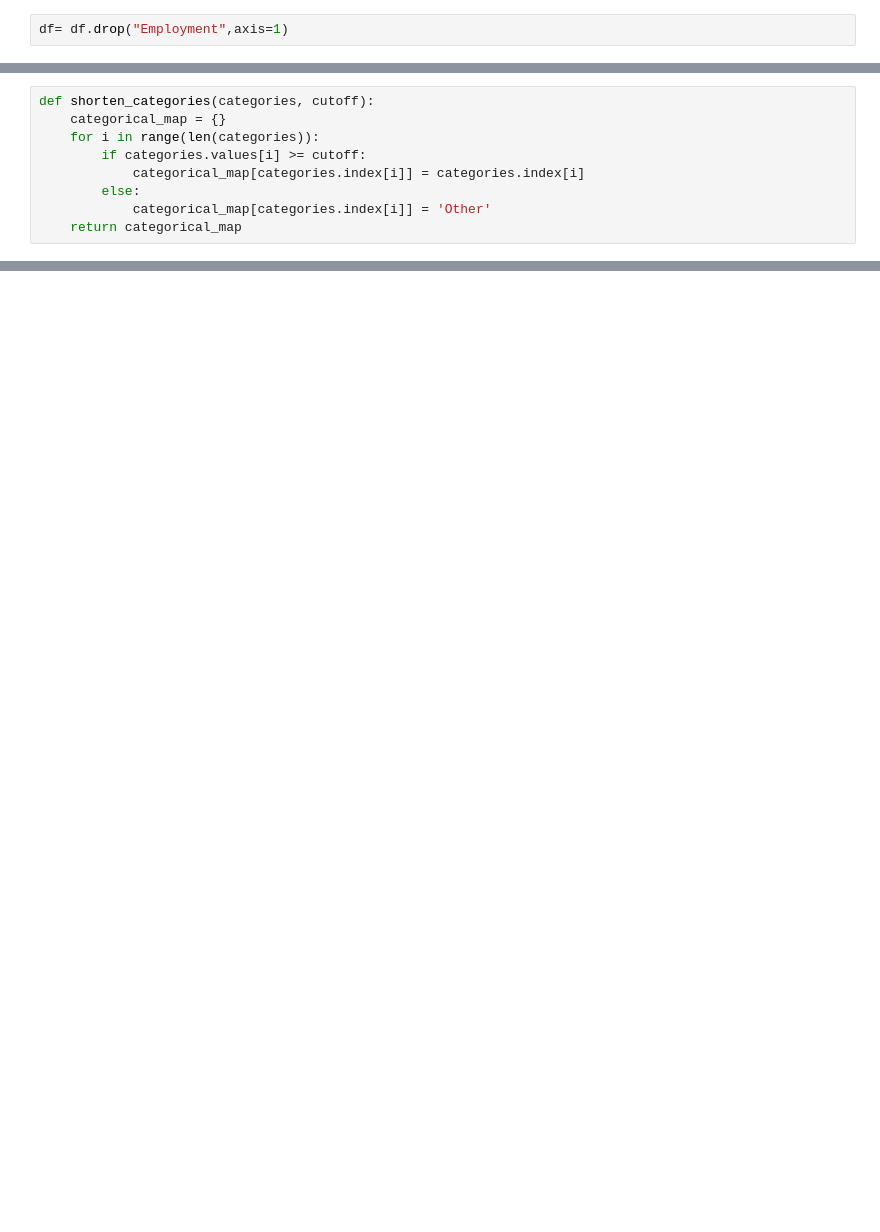
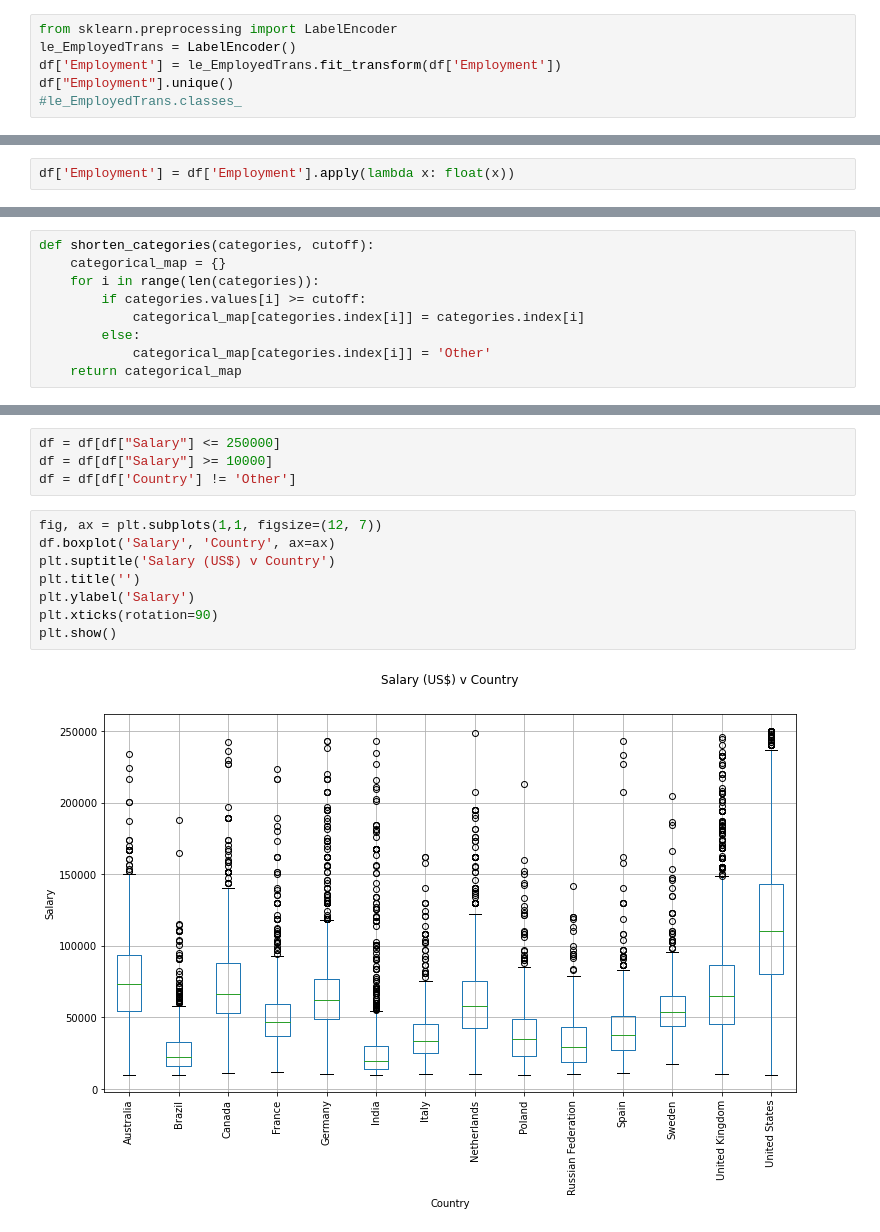
Before and after one commit to LasnamiWalid16/SalaryPrediction, a Jupyter notebook: SalaryPrediction.ipynb, the cells around one changed output, grey strips where cells are left out. Drawn from its saved outputs; the diff is of its cells as text; blank space fills up the shorter version.

```diff
--- a/SalaryPrediction.ipynb
+++ b/SalaryPrediction.ipynb
@@ -70,2 +100,6 @@ df
-# %%
-df= df.drop("Employment",axis=1)
+# %%
+from sklearn.preprocessing import LabelEncoder
+le_EmployedTrans = LabelEncoder()
+df['Employment'] = le_EmployedTrans.fit_transform(df['Employment'])
+df["Employment"].unique()
+#le_EmployedTrans.classes_
@@ -71,0 +108,2 @@ df= df.drop("Employment",axis=1)
+# %%
+df['Employment'] = df['Employment'].apply(lambda x: float(x))
@@ -100,0 +227,14 @@ plt.show()
+# %%
+df = df[df["Salary"] <= 250000]
+df = df[df["Salary"] >= 10000]
+df = df[df['Country'] != 'Other']
+# %%
+fig, ax = plt.subplots(1,1, figsize=(12, 7))
+df.boxplot('Salary', 'Country', ax=ax)
+plt.suptitle('Salary (US$) v Country')
+plt.title('')
+plt.ylabel('Salary')
+plt.xticks(rotation=90)
+plt.show()
+# %% [output]
+[figure, added]
```
Also changed, not shown: parts of 57 cells of this notebook, 5 other files.
